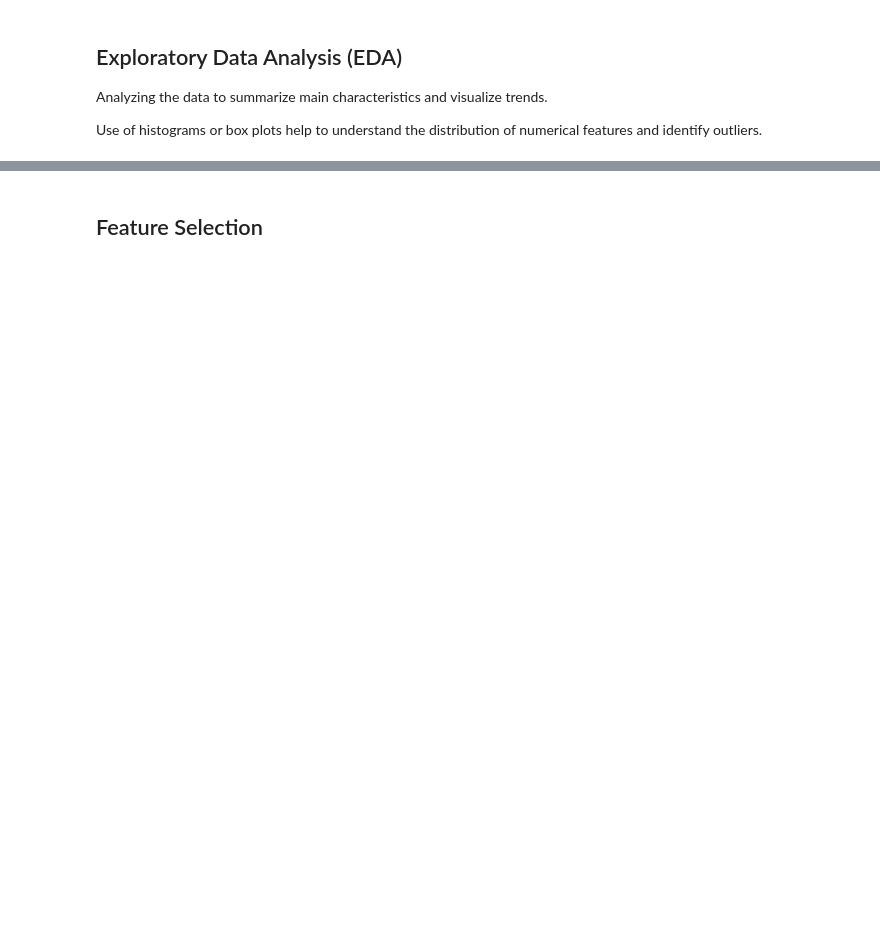
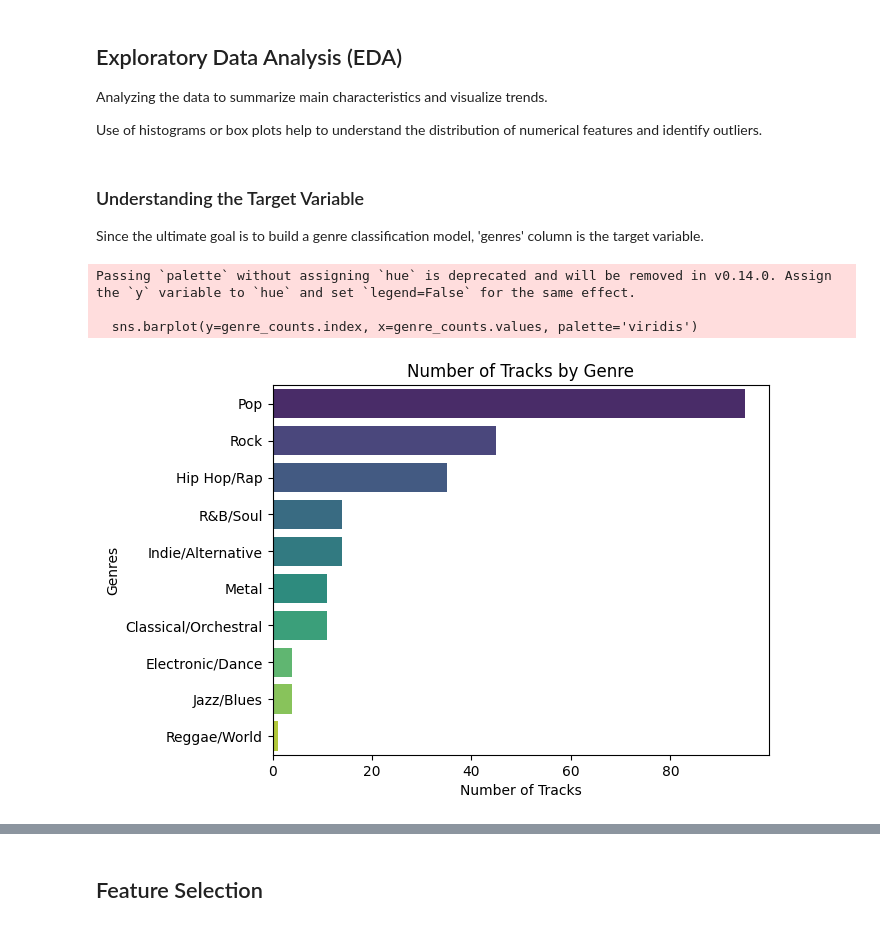
Before and after one commit to noopur-phadkar/TuneTrend---Decade-Century-Song-Classification, a Jupyter notebook: main.ipynb, the cells around one changed output, grey strips where cells are left out. Drawn from its saved outputs; the diff is of its cells as text; code cells hidden in the pictures; blank space fills up the shorter version.

```diff
--- a/main.ipynb
+++ b/main.ipynb
@@ -266,0 +380,19 @@ dtype: int64
+# %%
+# Function to map sub-genres to major genres
+def map_genres_to_major(genre_list):
+    major_genres = set()  # Use a set to avoid duplicates
+    for genre in genre_list:
+        if genre in reverse_categorization:
+            major_genres.add(reverse_categorization[genre])
+    return list(major_genres)
+
+# Apply the function to the genres column
+data['major_genres'] = data['genres'].apply(map_genres_to_major)
+
+# Drop the 'genres' column
+data = data.drop('genres', axis=1)
+
+# Rename the 'major_genres' column to 'genres'
+data = data.rename(columns={'major_genres': 'genres'})
+
+data.head()
@@ -270,3 +438,22 @@ dtype: int64
 Analyzing the data to summarize main characteristics and visualize trends.
 
 Use of histograms or box plots help to understand the distribution of numerical features and identify outliers.
+# %% [markdown]
+### Understanding the Target Variable
+
+Since the ultimate goal is to build a genre classification model, 'genres' column is the target variable.
+# %%
+# Explode the DataFrame so each genre gets its own row
+genre_counts = data['genres'].explode().value_counts()
+
+plt.figure()
+sns.barplot(y=genre_counts.index, x=genre_counts.values, palette='viridis')
+plt.title('Number of Tracks by Genre')
+plt.xlabel('Number of Tracks')
+plt.ylabel('Genres')
+plt.show()
+# %% [output]
+Passing `palette` without assigning `hue` is deprecated and will be removed in v0.14.0. Assign the `y` variable to `hue` and set `legend=False` for the same effect.
+
+  sns.barplot(y=genre_counts.index, x=genre_counts.values, palette='viridis')
+[figure, added]
```
Also changed, not shown: parts of 29 cells of this notebook.
